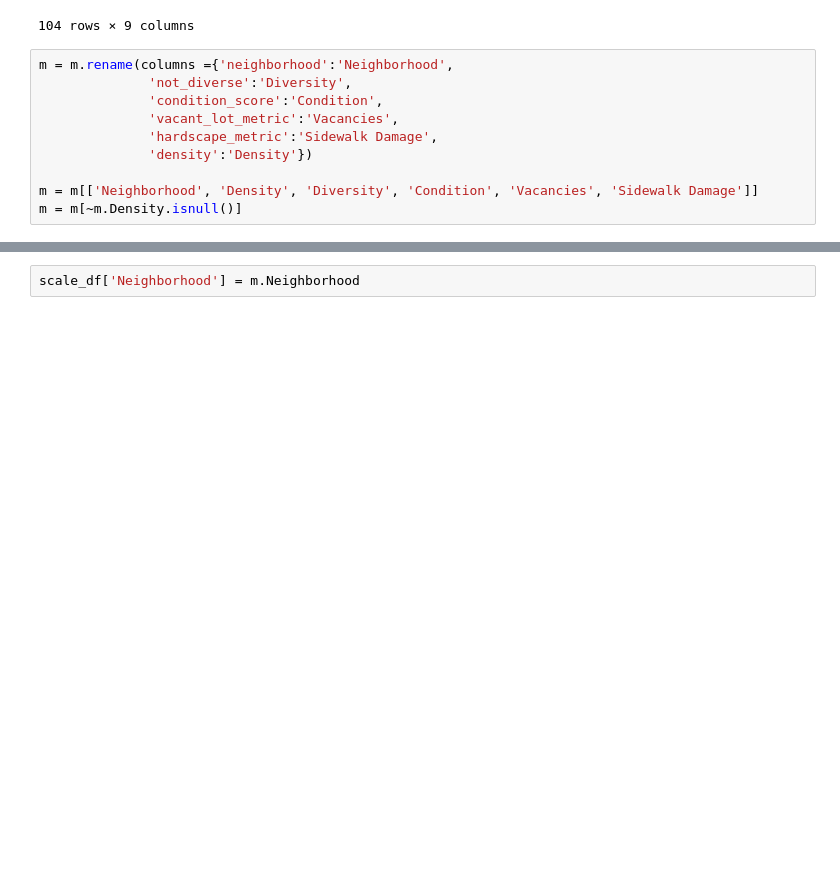
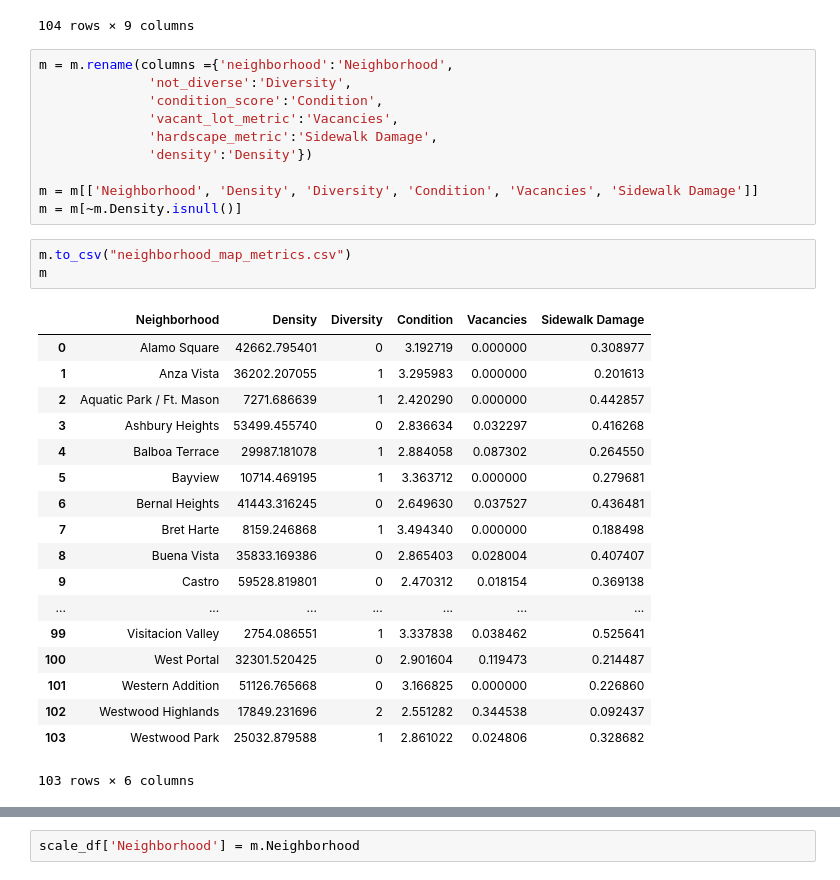
Before and after one commit to sfbrigade/datasci-urban-forest, a Jupyter notebook: data-cleaning/final_metrics_20161012.ipynb, the cells around one changed output, grey strips where cells are left out. Cells and saved outputs as stored; diff of their text form; blank space fills up the shorter version.

```diff
--- a/data-cleaning/final_metrics_20161012.ipynb
+++ b/data-cleaning/final_metrics_20161012.ipynb
@@ -292,6 +289,28 @@ m = m.rename(columns ={'neighborhood':'Neighborhood',
 
 m = m[['Neighborhood', 'Density', 'Diversity', 'Condition', 'Vacancies', 'Sidewalk Damage']]
 m = m[~m.Density.isnull()]
+# %%
+m.to_csv("neighborhood_map_metrics.csv")
+m
+# %% [output]
+|  | Neighborhood | Density | Diversity | Condition | Vacancies | Sidewalk Damage |
+| 0 | Alamo Square | 42662.795401 | 0 | 3.192719 | 0.000000 | 0.308977 |
+| 1 | Anza Vista | 36202.207055 | 1 | 3.295983 | 0.000000 | 0.201613 |
+| 2 | Aquatic Park / Ft. Mason | 7271.686639 | 1 | 2.420290 | 0.000000 | 0.442857 |
+| 3 | Ashbury Heights | 53499.455740 | 0 | 2.836634 | 0.032297 | 0.416268 |
+| 4 | Balboa Terrace | 29987.181078 | 1 | 2.884058 | 0.087302 | 0.264550 |
+| 5 | Bayview | 10714.469195 | 1 | 3.363712 | 0.000000 | 0.279681 |
+| 6 | Bernal Heights | 41443.316245 | 0 | 2.649630 | 0.037527 | 0.436481 |
+| 7 | Bret Harte | 8159.246868 | 1 | 3.494340 | 0.000000 | 0.188498 |
+| 8 | Buena Vista | 35833.169386 | 0 | 2.865403 | 0.028004 | 0.407407 |
+| 9 | Castro | 59528.819801 | 0 | 2.470312 | 0.018154 | 0.369138 |
+| ... | ... | ... | ... | ... | ... | ... |
+| 99 | Visitacion Valley | 2754.086551 | 1 | 3.337838 | 0.038462 | 0.525641 |
+| 100 | West Portal | 32301.520425 | 0 | 2.901604 | 0.119473 | 0.214487 |
+| 101 | Western Addition | 51126.765668 | 0 | 3.166825 | 0.000000 | 0.226860 |
+| 102 | Westwood Highlands | 17849.231696 | 2 | 2.551282 | 0.344538 | 0.092437 |
+| 103 | Westwood Park | 25032.879588 | 1 | 2.861022 | 0.024806 | 0.328682 |
+103 rows × 6 columns
 # %%
 # Scale metrics from 0-10 for display purposes
 from sklearn.preprocessing import MinMaxScaler
```
Also changed, not shown: parts of 5 cells of this notebook, 3 other files.
